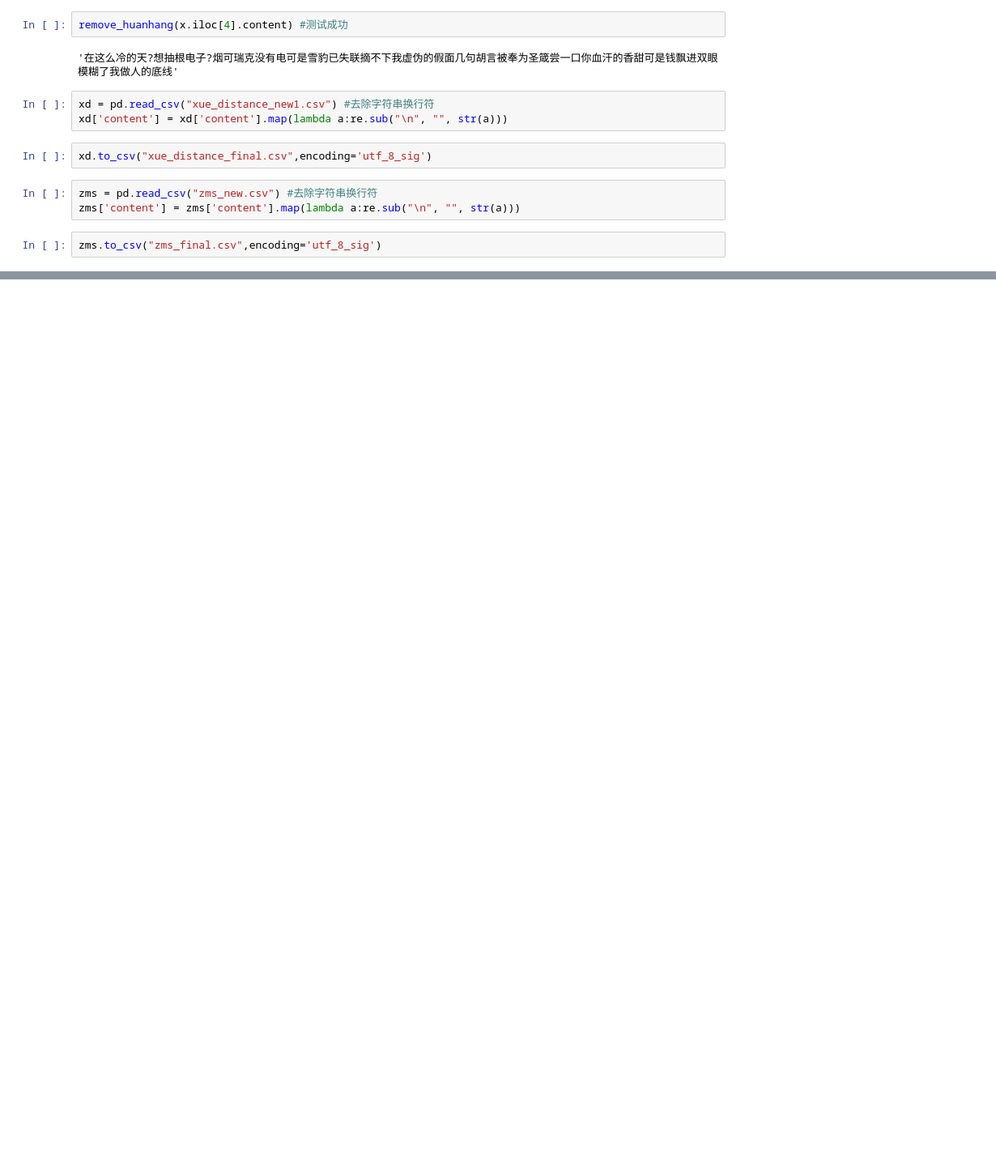
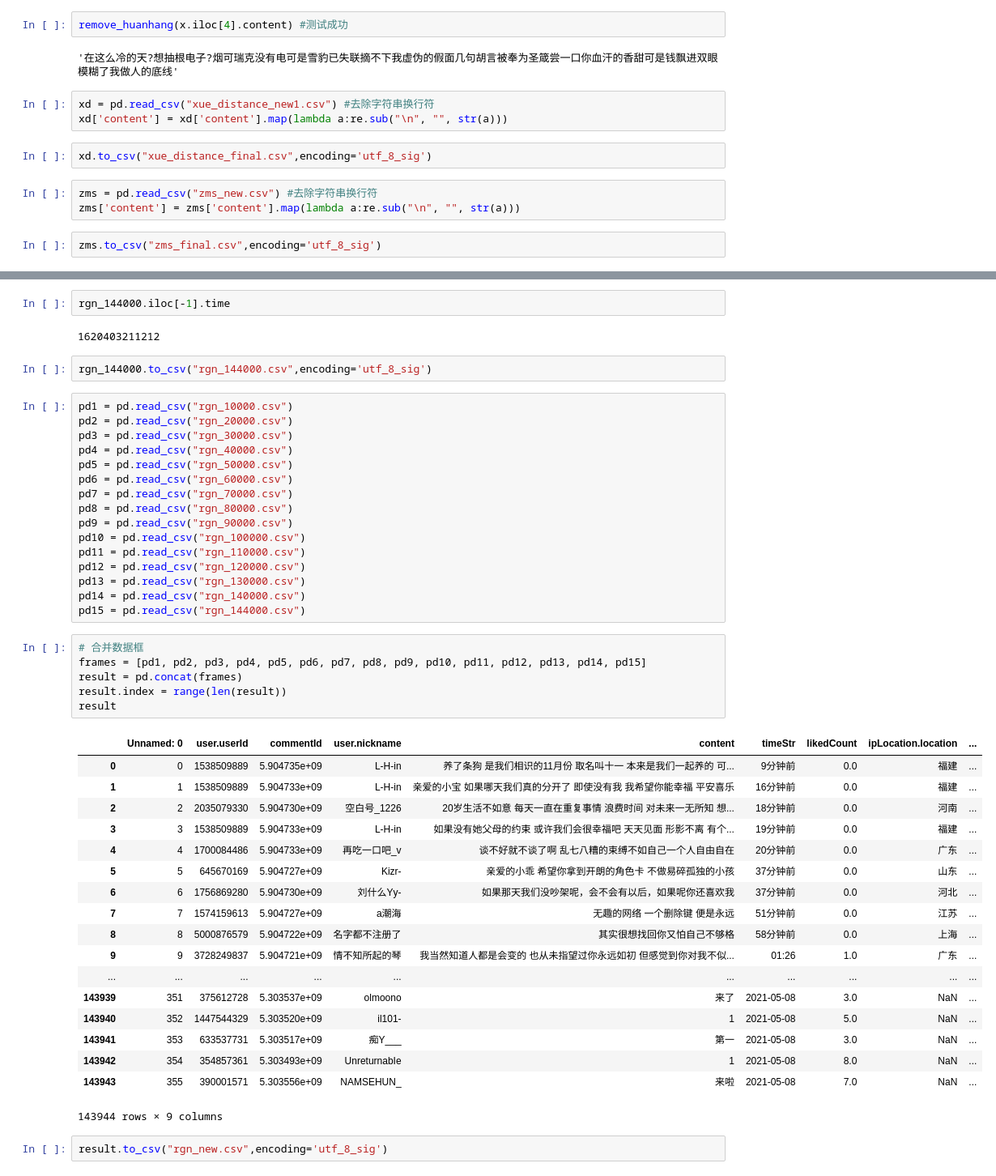
Before and after one commit to Adydio/DataAnalysis_CloudMusic, a Jupyter notebook: Python/pre-processing.ipynb, the cells around one changed output, grey strips where cells are left out. Shown at 81% size. Cells and saved outputs as stored; diff of their text form; blank space fills up the shorter version.

```diff
--- a/Python/pre-processing.ipynb
+++ b/Python/pre-processing.ipynb
@@ -182,0 +216,49 @@ zms.to_csv("zms_final.csv",encoding='utf_8_sig')
+# %%
+rgn_144000.iloc[-1].time
+# %% [output]
+1620403211212
+# %%
+rgn_144000.to_csv("rgn_144000.csv",encoding='utf_8_sig')
+# %%
+pd1 = pd.read_csv("rgn_10000.csv")
+pd2 = pd.read_csv("rgn_20000.csv")
+pd3 = pd.read_csv("rgn_30000.csv")
+pd4 = pd.read_csv("rgn_40000.csv")
+pd5 = pd.read_csv("rgn_50000.csv")
+pd6 = pd.read_csv("rgn_60000.csv")
+pd7 = pd.read_csv("rgn_70000.csv")
+pd8 = pd.read_csv("rgn_80000.csv")
+pd9 = pd.read_csv("rgn_90000.csv")
+pd10 = pd.read_csv("rgn_100000.csv")
+pd11 = pd.read_csv("rgn_110000.csv")
+pd12 = pd.read_csv("rgn_120000.csv")
+pd13 = pd.read_csv("rgn_130000.csv")
+pd14 = pd.read_csv("rgn_140000.csv")
+pd15 = pd.read_csv("rgn_144000.csv")
+# %%
+# 合并数据框
+frames = [pd1, pd2, pd3, pd4, pd5, pd6, pd7, pd8, pd9, pd10, pd11, pd12, pd13, pd14, pd15]
+result = pd.concat(frames)
+result.index = range(len(result))
+result
+# %% [output]
+|  | Unnamed: 0 | user.userId | commentId | user.nickname | content | timeStr | likedCount | ipLocation.location | ... |
+| 0 | 0 | 1538509889 | 5.904735e+09 | L-H-in | 养了条狗 是我们相识的11月份 取名叫十一 本来是我们一起养的 可... | 9分钟前 | 0.0 | 福建 | ... |
+| 1 | 1 | 1538509889 | 5.904733e+09 | L-H-in | 亲爱的小宝 如果哪天我们真的分开了 即使没有我 我希望你能幸福 平安喜乐 | 16分钟前 | 0.0 | 福建 | ... |
+| 2 | 2 | 2035079330 | 5.904730e+09 | 空白号_1226 | 20岁生活不如意 每天一直在重复事情 浪费时间 对未来一无所知 想... | 18分钟前 | 0.0 | 河南 | ... |
+| 3 | 3 | 1538509889 | 5.904733e+09 | L-H-in | 如果没有她父母的约束 或许我们会很幸福吧 天天见面 形影不离 有个... | 19分钟前 | 0.0 | 福建 | ... |
+| 4 | 4 | 1700084486 | 5.904733e+09 | 再吃一口吧_v | 谈不好就不谈了啊 乱七八糟的束缚不如自己一个人自由自在 | 20分钟前 | 0.0 | 广东 | ... |
+| 5 | 5 | 645670169 | 5.904727e+09 | Kizr- | 亲爱的小乖 希望你拿到开朗的角色卡 不做易碎孤独的小孩 | 37分钟前 | 0.0 | 山东 | ... |
+| 6 | 6 | 1756869280 | 5.904730e+09 | 刘什么Yy- | 如果那天我们没吵架呢，会不会有以后，如果呢你还喜欢我 | 37分钟前 | 0.0 | 河北 | ... |
+| 7 | 7 | 1574159613 | 5.904727e+09 | a潮海 | 无趣的网络 一个删除键 便是永远 | 51分钟前 | 0.0 | 江苏 | ... |
+| 8 | 8 | 5000876579 | 5.904722e+09 | 名字都不注册了 | 其实很想找回你又怕自己不够格 | 58分钟前 | 0.0 | 上海 | ... |
+| 9 | 9 | 3728249837 | 5.904721e+09 | 情不知所起的琴 | 我当然知道人都是会变的 也从未指望过你永远如初 但感觉到你对我不似... | 01:26 | 1.0 | 广东 | ... |
+| ... | ... | ... | ... | ... | ... | ... | ... | ... | ... |
+| 143939 | 351 | 375612728 | 5.303537e+09 | olmoono | 来了 | 2021-05-08 | 3.0 | NaN | ... |
+| 143940 | 352 | 1447544329 | 5.303520e+09 | il101- | 1 | 2021-05-08 | 5.0 | NaN | ... |
+| 143941 | 353 | 633537731 | 5.303517e+09 | 痴Y___ | 第一 | 2021-05-08 | 3.0 | NaN | ... |
+| 143942 | 354 | 354857361 | 5.303493e+09 | UnreturnabIe | 1 | 2021-05-08 | 8.0 | NaN | ... |
+| 143943 | 355 | 390001571 | 5.303556e+09 | NAMSEHUN_ | 来啦 | 2021-05-08 | 7.0 | NaN | ... |
+143944 rows × 9 columns
+# %%
+result.to_csv("rgn_new.csv",encoding='utf_8_sig')
```
Also changed, not shown: parts of 8 cells of this notebook, 20 other files.
